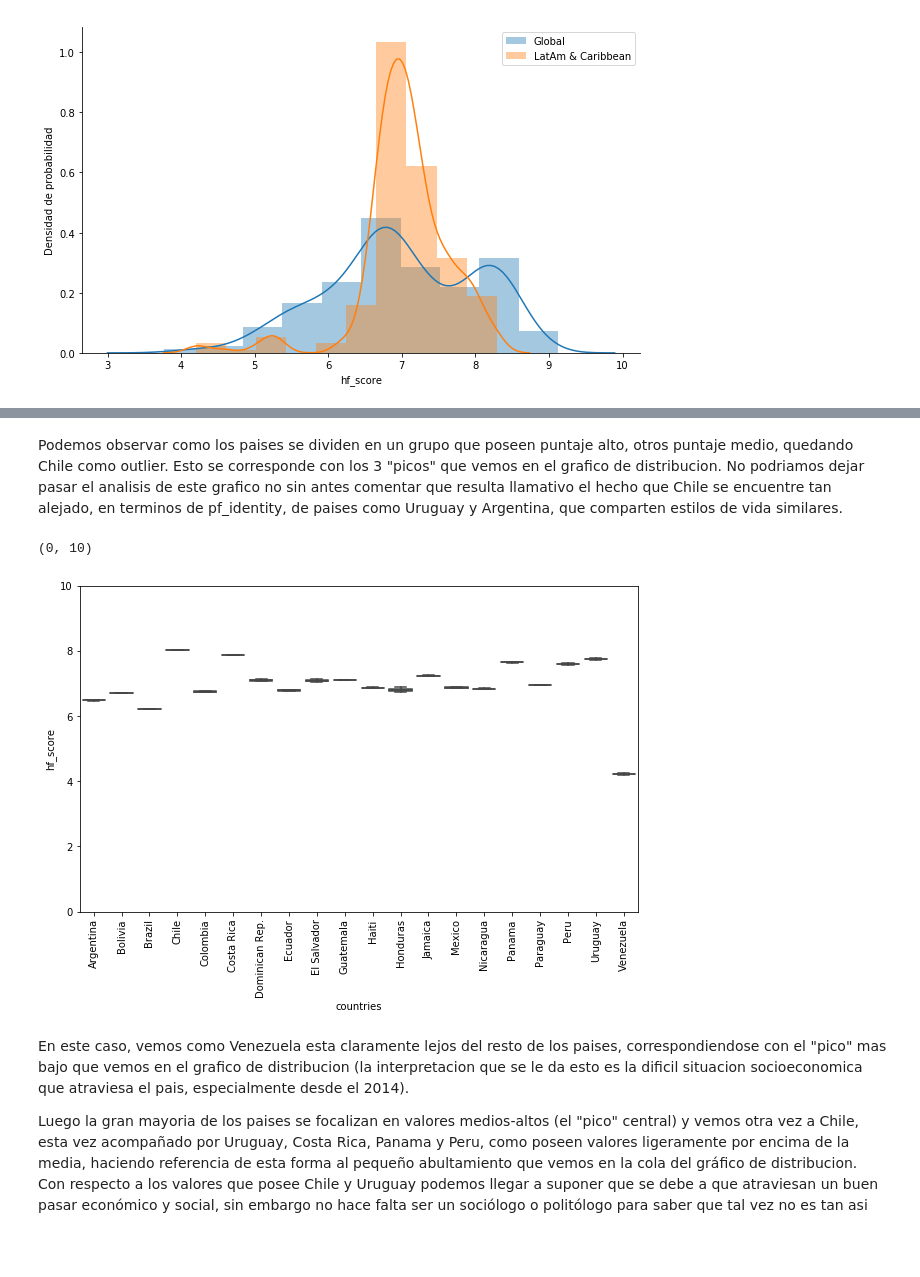
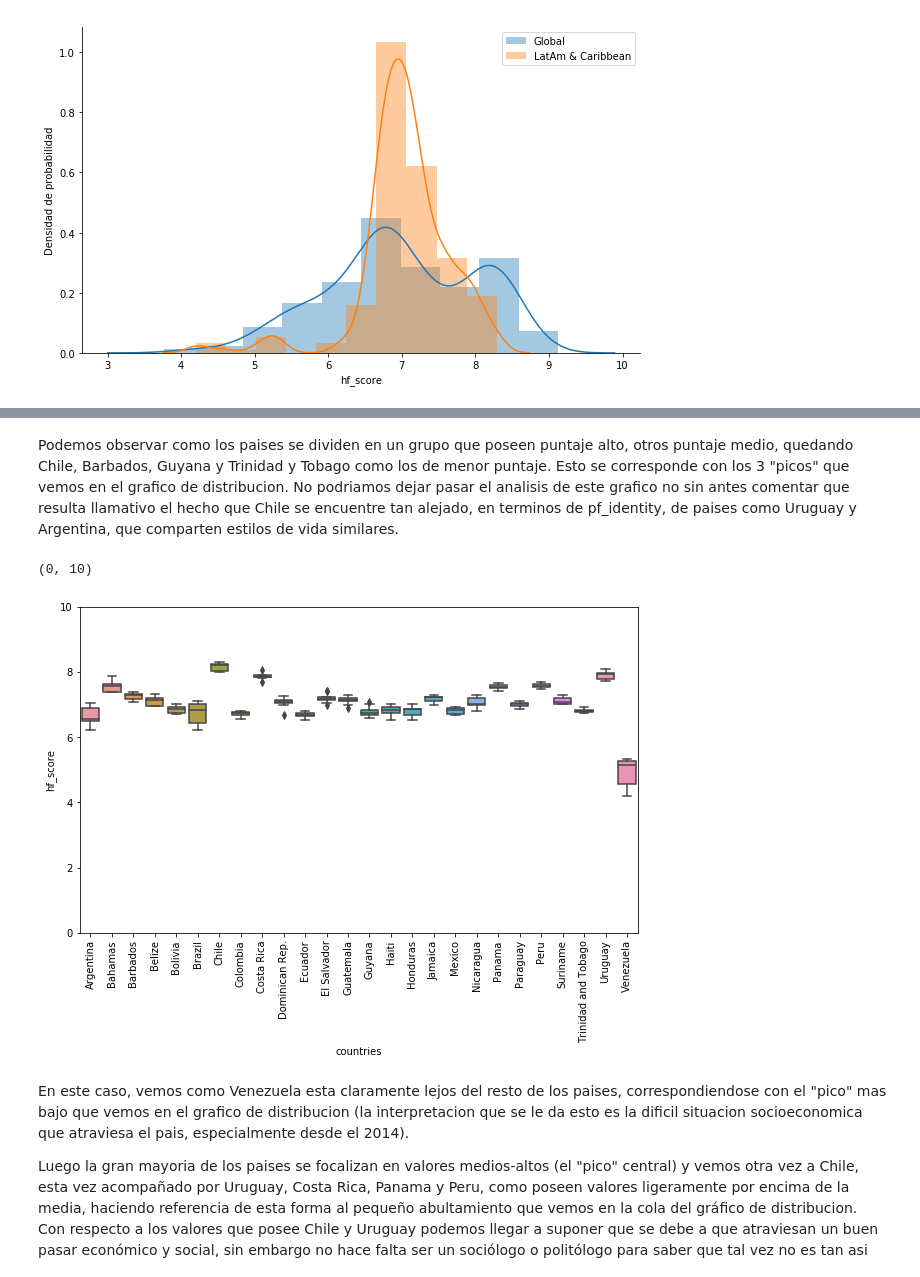
Before and after one commit to fpaludi/DiploDatos, a Jupyter notebook: AnalisisyVisualizacion/practico1-gian-item-3.ipynb, the cells around one changed output, grey strips where cells are left out. Saved outputs shown, nothing was run; the diff lists cells and outputs as text; code cells hidden in the pictures; blank space fills up the shorter version.

```diff
--- a/AnalisisyVisualizacion/practico1-gian-item-3.ipynb
+++ b/AnalisisyVisualizacion/practico1-gian-item-3.ipynb
@@ -161,14 +147,14 @@ plt.xticks(rotation=90)
 # %% [markdown]
-Podemos observar como los paises se dividen en un grupo que poseen puntaje alto, otros puntaje medio, quedando Chile como outlier. Esto se corresponde con los 3 "picos" que vemos en el grafico de distribucion. No podriamos dejar pasar el analisis de este grafico no sin antes comentar que resulta llamativo el hecho que Chile se encuentre tan alejado, en terminos de pf_identity, de paises como Uruguay y Argentina, que comparten estilos de vida similares.
+Podemos observar como los paises se dividen en un grupo que poseen puntaje alto, otros puntaje medio, quedando Chile, Barbados, Guyana y Trinidad y Tobago como los de menor puntaje. Esto se corresponde con los 3 "picos" que vemos en el grafico de distribucion. No podriamos dejar pasar el analisis de este grafico no sin antes comentar que resulta llamativo el hecho que Chile se encuentre tan alejado, en terminos de pf_identity, de paises como Uruguay y Argentina, que comparten estilos de vida similares.
 # %%
 ## Boxplot de la variable "hf_score" para LatAm y el Caribe
 plt.figure(figsize=(10,6))
-seaborn.boxplot(data=latam.dropna(), x="countries", y="hf_score")
+seaborn.boxplot(data=latam, x="countries", y="hf_score")
 plt.xticks(rotation=90)
 plt.ylim([0,10])
 # %% [output]
 (0, 10)
-[figure, old version]
+[figure, new version]
 # %% [markdown]
 En este caso, vemos como Venezuela esta claramente lejos del resto de los paises, correspondiendose con el "pico" mas bajo que vemos en el grafico de distribucion (la interpretacion que se le da esto es la dificil situacion socioeconomica que atraviesa el pais, especialmente desde el 2014).
 
```
Also changed, not shown: parts of 30 cells of this notebook.
